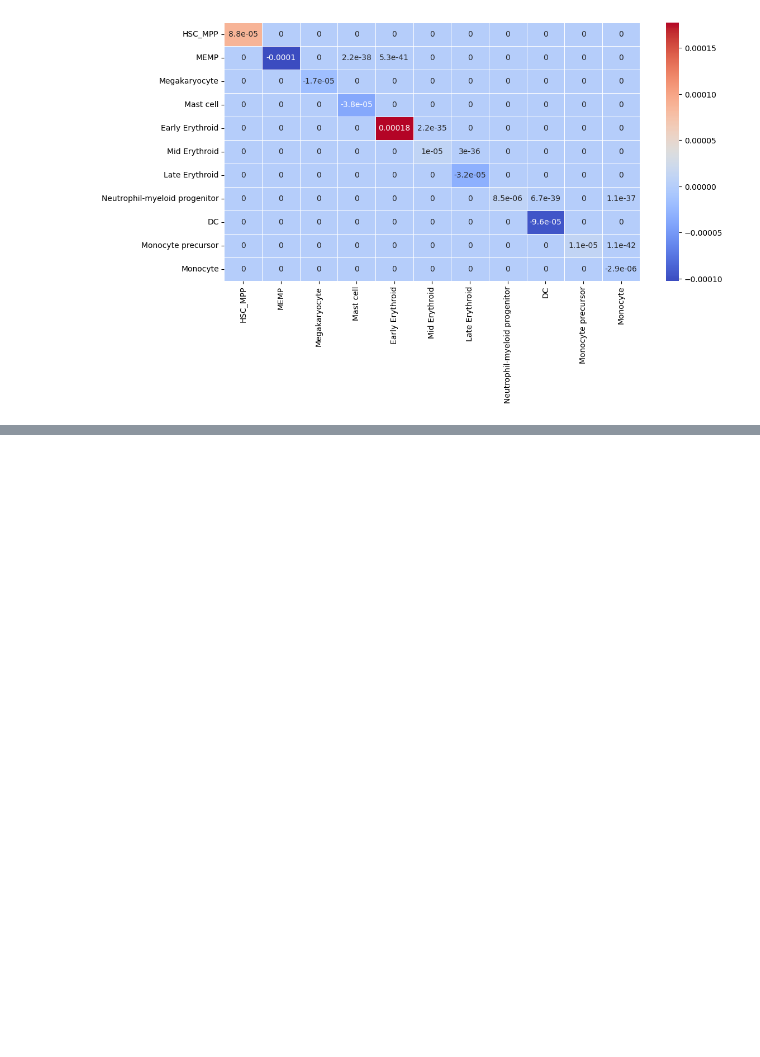
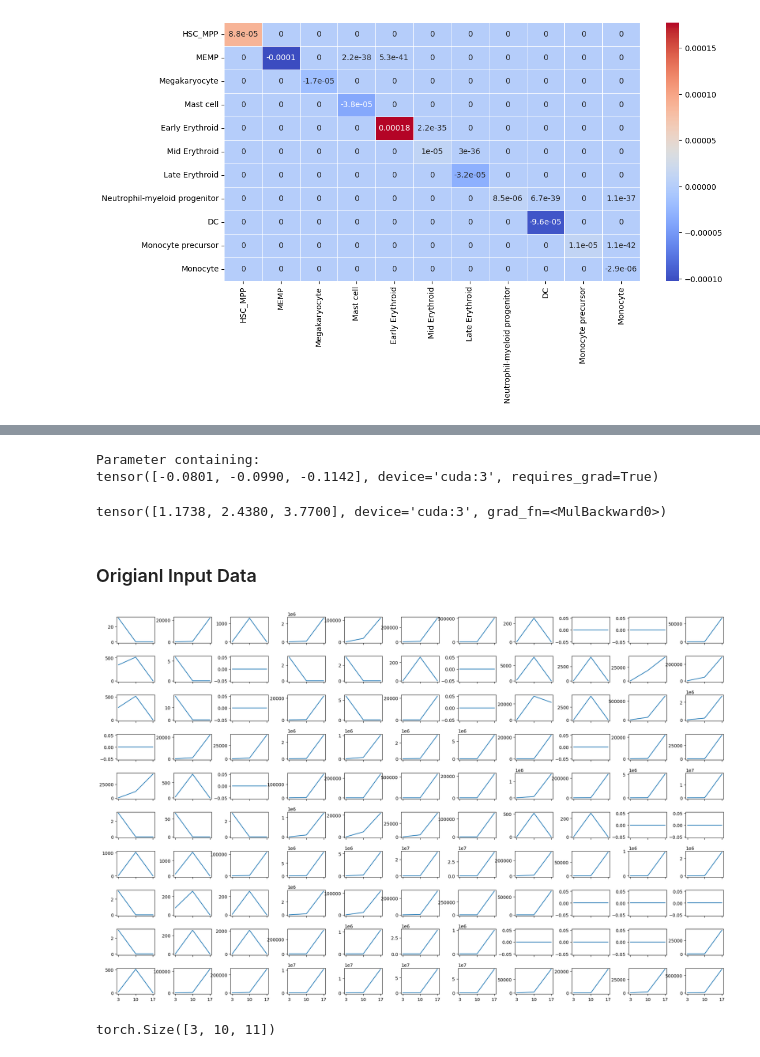
Before and after one commit to StatBiomed/clonaltrans, a Jupyter notebook: general.ipynb, the cells around one changed output, grey strips where cells are left out. Saved outputs shown, nothing was run; the diff lists cells and outputs as text; code cells hidden in the pictures; blank space fills up the shorter version.

```diff
--- a/general.ipynb
+++ b/general.ipynb
@@ -106,0 +240,31 @@ sns.heatmap(transition_K, annot=True, linewidths=.5, cmap='coolwarm', ax=axes)
+# %%
+model.ode_func.alpha
+# %% [output]
+Parameter containing:
+tensor([-0.0801, -0.0990, -0.1142], device='cuda:3', requires_grad=True)
+# %%
+torch.exp(-model.ode_func.alpha * 2) * y0
+# %% [output]
+tensor([1.1738, 2.4380, 3.7700], device='cuda:3', grad_fn=<MulBackward0>)
+# %% [markdown]
+### Origianl Input Data
+# %%
+array = np.loadtxt("./data/kinetics_array_correction_factor.txt")
+array_ori = array.reshape(array.shape[0], array.shape[1] // 11, 11)
+
+fig, ax = plt.subplots(10, 11, figsize=(24, 15), sharex=True)
+
+for i in range(10):
+    for j in range(11):
+        ax[i][j].plot([3, 10, 17], array_ori[i, :, j])
+        ax[i][j].set_xticks([3, 10, 17])
+
+fig.subplots_adjust(hspace=0.5)
+fig.subplots_adjust(wspace=0.5)
+# %% [output]
+[figure, added]
+# %%
+array_ori = torch.swapaxes(torch.tensor(array_ori), 0, 1)
+array_ori.shape
+# %% [output]
+torch.Size([3, 10, 11])
```
Also changed, not shown: parts of 11 cells of this notebook, 7 other files.
